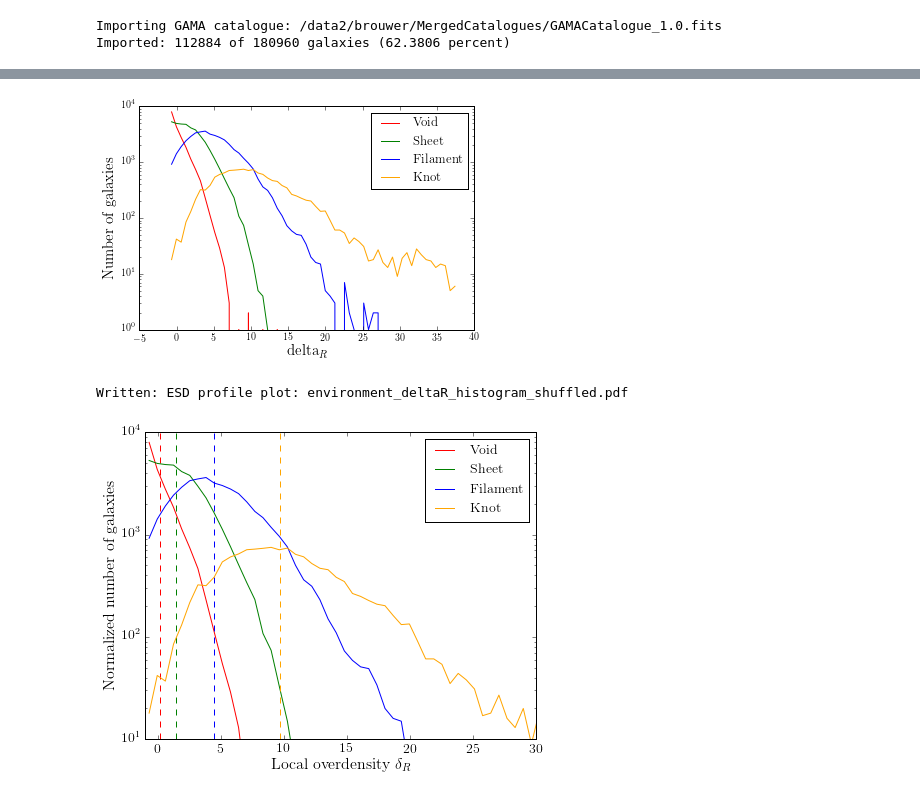
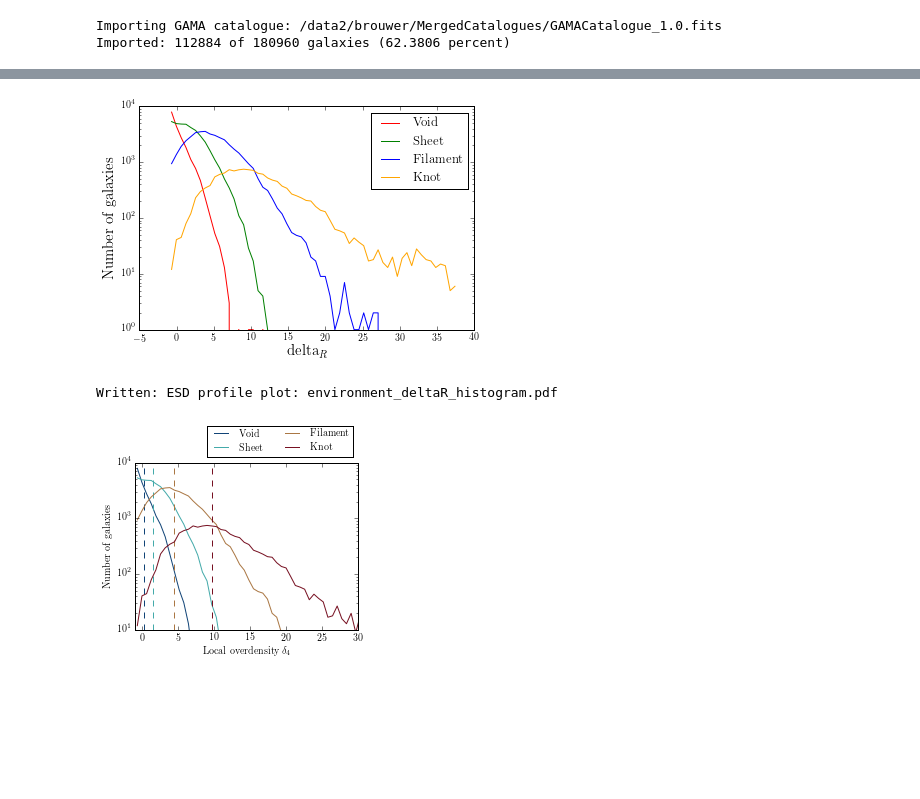
Before and after one commit to samtaziaux/KiDS-Sam_master, a Jupyter notebook: brouwer/environment_project/AngSephist.ipynb, the cells around one changed output, grey strips where cells are left out. Cells and saved outputs as stored; diff of their text form; code cells hidden in the pictures; blank space fills up the shorter version.

```diff
--- a/brouwer/environment_project/AngSephist.ipynb
+++ b/brouwer/environment_project/AngSephist.ipynb
@@ -189,10 +248,5 @@ maximum fsat: 0.878623249921,0.862163944871,0.860620980893,0.867156721055,
 # %%
 # Plot delta_R
-
-deltacatname = '%s/delta_r_catalog.fits'%path_gamacats
-deltacat = pyfits.open(deltacatname)[1].data
-
-deltaRlist = deltacat['delta_R4'][obsmask]
 
 nbins = 60
 deltaRbins, deltaRhists, deltaRhistcens = \
@@ -202,44 +256,43 @@ plt.show()
 plt.close()
 
 ###############################
 
 # Show results
-plt.figure(1, figsize=(7, 5.5))
+plt.figure(1, figsize=(4, 3))
 
 
 for env in xrange(len(envnames)):
     plt.plot(deltaRhistcens, deltaRhists[env], '', ls='-', color=envcolors[env], label=envnames[env])
     plt.axvline(x = np.median(deltaRlist[envlist==env]), linestyle='--', color=envcolors[env])
 
 plt.xlim(-1, 30)
 plt.ylim(1e1, 1e4)
 
 plt.yscale('log')
-plt.legend(loc='upper right', fontsize=14)
+lgd = plt.legend(fontsize = 10, bbox_to_anchor=(1.0, 1.25), ncol=2)
 
-xlabel = 'Local overdensity $\delta_{\r R}$'
+xlabel = 'Local overdensity $\delta_{\r 4}$'
 #ylabel = 'Number of galaxies'
-ylabel = 'Normalized number of galaxies'
+ylabel = 'Number of galaxies'
 
 
-plt.ylabel(r'%s'%ylabel,fontsize=16)
-plt.xlabel(r'%s'%xlabel,fontsize=16)
-plt.tick_params(axis='both', which='major', labelsize=14)
+plt.ylabel(r'%s'%ylabel)
+plt.xlabel(r'%s'%xlabel)
 
 histname = 'environment_deltaR_histogram'
 if shuffled:
     histname = '%s_shuffled'%(histname)
 
 plotname = '%s.pdf'%histname
 
-plt.savefig(plotname, format='pdf', bbox_inches='tight')
+plt.savefig(plotname, format='pdf', bbox_extra_artists=(lgd,), bbox_inches='tight')
 print 'Written: ESD profile plot:', plotname
 
 plt.show()
 # %% [output]
-[figure, old version]
+[figure, new version]
-Written: ESD profile plot: environment_deltaR_histogram_shuffled.pdf
+Written: ESD profile plot: environment_deltaR_histogram.pdf
-[figure, old version]
+[figure, new version]
 # %%
 # Creating the log(Mstar) histogram (needed for the mstarweight)
 
```
Also changed, not shown: parts of 11 cells of this notebook, 26 other files.
